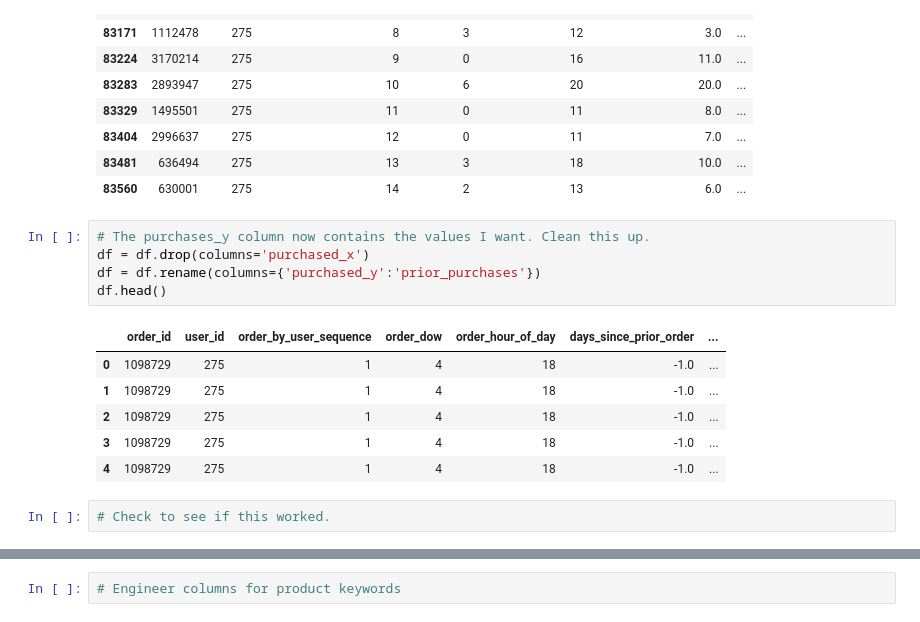
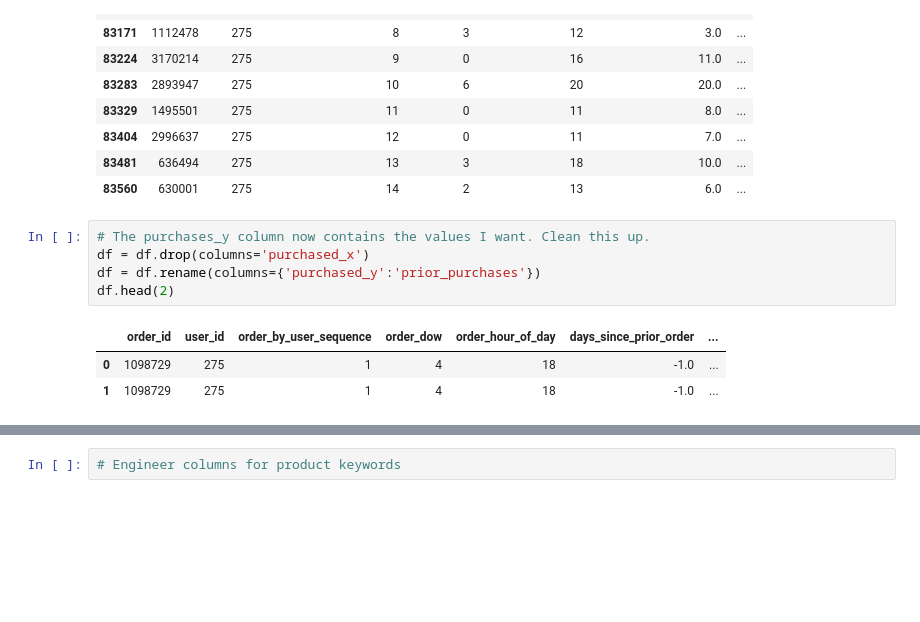
Before and after one commit to fractaldatalearning/Capstone2, a Jupyter notebook: notebooks/preprocessing2_feature_engineering.ipynb, the cells around one changed output, grey strips where cells are left out. Drawn from its saved outputs; the diff is of its cells as text; blank space fills up the shorter version.

```diff
--- a/notebooks/preprocessing2_feature_engineering.ipynb
+++ b/notebooks/preprocessing2_feature_engineering.ipynb
@@ -175,14 +141,9 @@ df[(df['user_id']==275)&(df['product_name']=='Arrowroot Starch/Flour')]
 # %%
 # The purchases_y column now contains the values I want. Clean this up.
 df = df.drop(columns='purchased_x')
 df = df.rename(columns={'purchased_y':'prior_purchases'})
-df.head()
+df.head(2)
 # %% [output]
 |  | order_id | user_id | order_by_user_sequence | order_dow | order_hour_of_day | days_since_prior_order | ... |
 | 0 | 1098729 | 275 | 1 | 4 | 18 | -1.0 | ... |
 | 1 | 1098729 | 275 | 1 | 4 | 18 | -1.0 | ... |
-| 2 | 1098729 | 275 | 1 | 4 | 18 | -1.0 | ... |
-| 3 | 1098729 | 275 | 1 | 4 | 18 | -1.0 | ... |
-| 4 | 1098729 | 275 | 1 | 4 | 18 | -1.0 | ... |
-# %%
-# Check to see if this worked.
```
Also changed, not shown: parts of 8 cells of this notebook.
